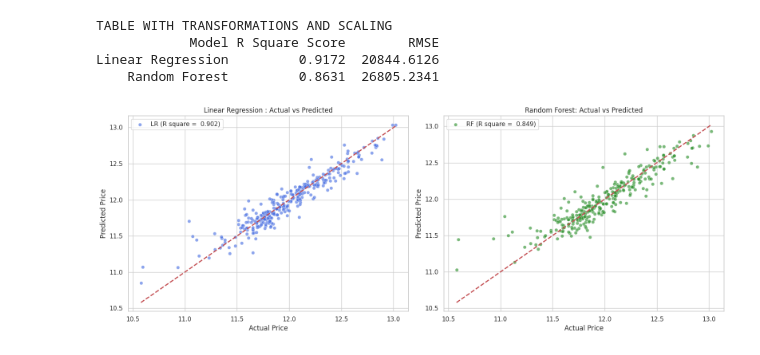
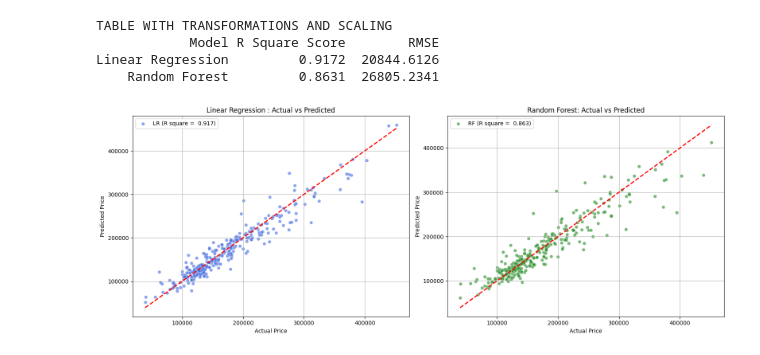
Before and after one commit to Gwladys-BALIMA/Ames-Housing, a Jupyter notebook: Ames_Linear_Regression.ipynb, the cells around one changed output. Drawn from its saved outputs; the diff is of its cells as text; code cells hidden in the pictures.

```diff
--- a/Ames_Linear_Regression.ipynb
+++ b/Ames_Linear_Regression.ipynb
@@ -355,36 +355,37 @@ TABLE WITH TRANSFORMATIONS AND SCALING
 Linear Regression         0.9172  20844.6126
     Random Forest         0.8631  26805.2341
 # %%
-lr_preds = lr_pipeline.predict(X_test)
-rf_preds = rf_pipeline.predict(X_test)
+real_prices = np.expm1(y_test)
+real_lr_preds = np.expm1(lr_pipeline.predict(X_test))
+real_rf_preds = np.expm1(rf_pipeline.predict(X_test))
 
 fig , axes = plt.subplots(1 , 2 , figsize = (16 , 6))
 
 # Ploting the linear Regression actual vs predicted
 
-sns.scatterplot(x = y_test , y = lr_preds , alpha = 0.6 , ax = axes[0] ,
+sns.scatterplot(x = real_prices , y = real_lr_preds , alpha = 0.6 , ax = axes[0] ,
                 color = 'royalblue' , label = f'LR (R square = {lr_r2 : .3f})'
                 )
 # Drawing a perfect line
-axes[0].plot([y_test.min() , y_test.max()] , [y_test.min() , y_test.max()] , 'r--' , lw = 2)
+axes[0].plot([real_prices.min() , real_prices.max()] , [real_prices.min() , real_prices.max()] , 'r--' , lw = 2)
 axes[0].set_title('Linear Regression : Actual vs Predicted')
 axes[0].set_xlabel('Actual Price')
 axes[0].set_ylabel('Predicted Price')
 axes[0].grid(True)
 
 # Ploting the Random Forest actual vs predicted
-sns.scatterplot(x = y_test , y = rf_preds , alpha = 0.6 , ax = axes[1] ,
+sns.scatterplot(x = real_prices , y = real_rf_preds , alpha = 0.6 , ax = axes[1] ,
                 color = 'forestgreen' , label = f'RF (R square = {rf_r2 : .3f})'
                 )
 
 # Drawing a perfect line
-axes[1].plot([y_test.min() , y_test.max()] , [y_test.min() , y_test.max()] , 'r--' , lw = 2)
+axes[1].plot([real_prices.min() , real_prices.max()] , [real_prices.min() , real_prices.max()] , 'r--' , lw = 2)
 axes[1].set_title('Random Forest: Actual vs Predicted')
 axes[1].set_xlabel('Actual Price')
 axes[1].set_ylabel('Predicted Price')
 axes[1].grid(True)
 
 plt.tight_layout()
 plt.show()
 # %% [output]
-[figure, old version]
+[figure, new version]
```
Also changed, not shown: parts of 1 cell of this notebook.
